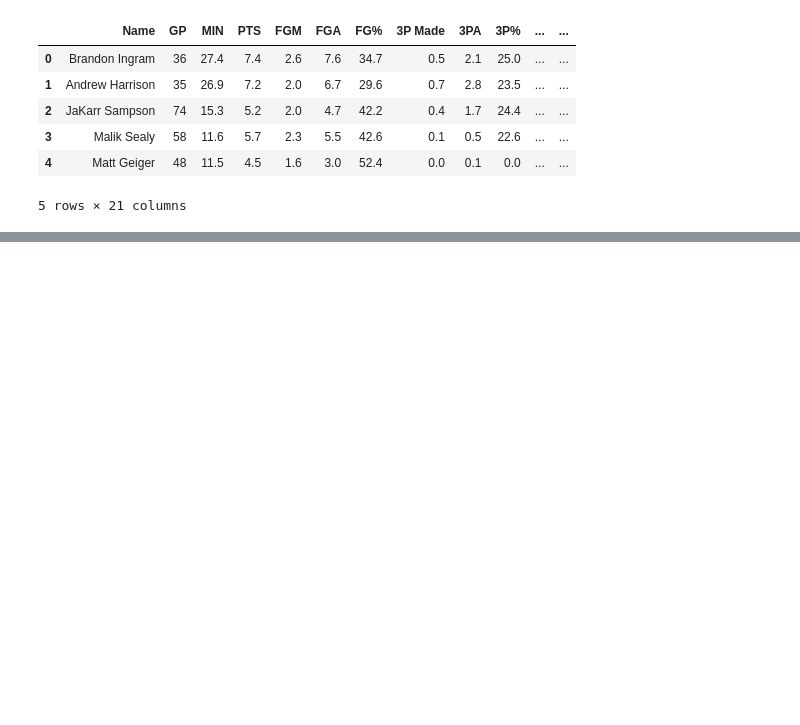
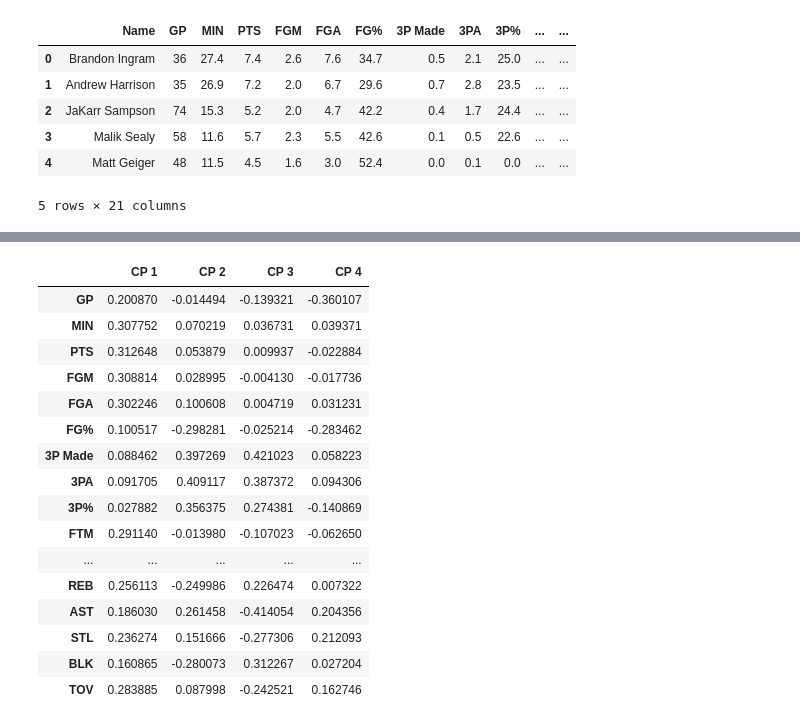
Before and after one commit to VicenteMontenegro/CienciasdeDatos, a Jupyter notebook: ExamenCssDatosEconomia.ipynb, the cells around one changed output, grey strips where cells are left out. Cells and saved outputs as stored; diff of their text form; code cells hidden in the pictures; blank space fills up the shorter version.

```diff
--- a/ExamenCssDatosEconomia.ipynb
+++ b/ExamenCssDatosEconomia.ipynb
@@ -28,0 +123,11 @@ nba.describe()
+# %%
+#@title Aplicar función PCA
+# se puede usar el parámetro n_components para indicar el número de componentes
+pca = PCA(n_components=4)
+
+# Entrenar y transformar dataset Normalizado. Esto genera un nuevo dataset reducido
+data_std_pca = pca.fit_transform(data_std)
+
+#Visualizar el porcentaje varianza explicada por cada una de las componentes.
+pct_varianza_explicada = pca.explained_variance_ratio_
+pct_varianza_explicada
@@ -28,0 +184,22 @@ nba.describe()
+# %%
+# Generar DataFrame con los loading
+df_loading = pd.DataFrame(pca.components_.T, columns=['CP 1', 'CP 2', 'CP 3', 'CP 4'], index=df_data_std.columns)
+df_loading
+# %% [output]
+|  | CP 1 | CP 2 | CP 3 | CP 4 |
+| GP | 0.200870 | -0.014494 | -0.139321 | -0.360107 |
+| MIN | 0.307752 | 0.070219 | 0.036731 | 0.039371 |
+| PTS | 0.312648 | 0.053879 | 0.009937 | -0.022884 |
+| FGM | 0.308814 | 0.028995 | -0.004130 | -0.017736 |
+| FGA | 0.302246 | 0.100608 | 0.004719 | 0.031231 |
+| FG% | 0.100517 | -0.298281 | -0.025214 | -0.283462 |
+| 3P Made | 0.088462 | 0.397269 | 0.421023 | 0.058223 |
+| 3PA | 0.091705 | 0.409117 | 0.387372 | 0.094306 |
+| 3P% | 0.027882 | 0.356375 | 0.274381 | -0.140869 |
+| FTM | 0.291140 | -0.013980 | -0.107023 | -0.062650 |
+| ... | ... | ... | ... | ... |
+| REB | 0.256113 | -0.249986 | 0.226474 | 0.007322 |
+| AST | 0.186030 | 0.261458 | -0.414054 | 0.204356 |
+| STL | 0.236274 | 0.151666 | -0.277306 | 0.212093 |
+| BLK | 0.160865 | -0.280073 | 0.312267 | 0.027204 |
+| TOV | 0.283885 | 0.087998 | -0.242521 | 0.162746 |
```
Also changed, not shown: parts of 12 cells of this notebook, 1 other file.
